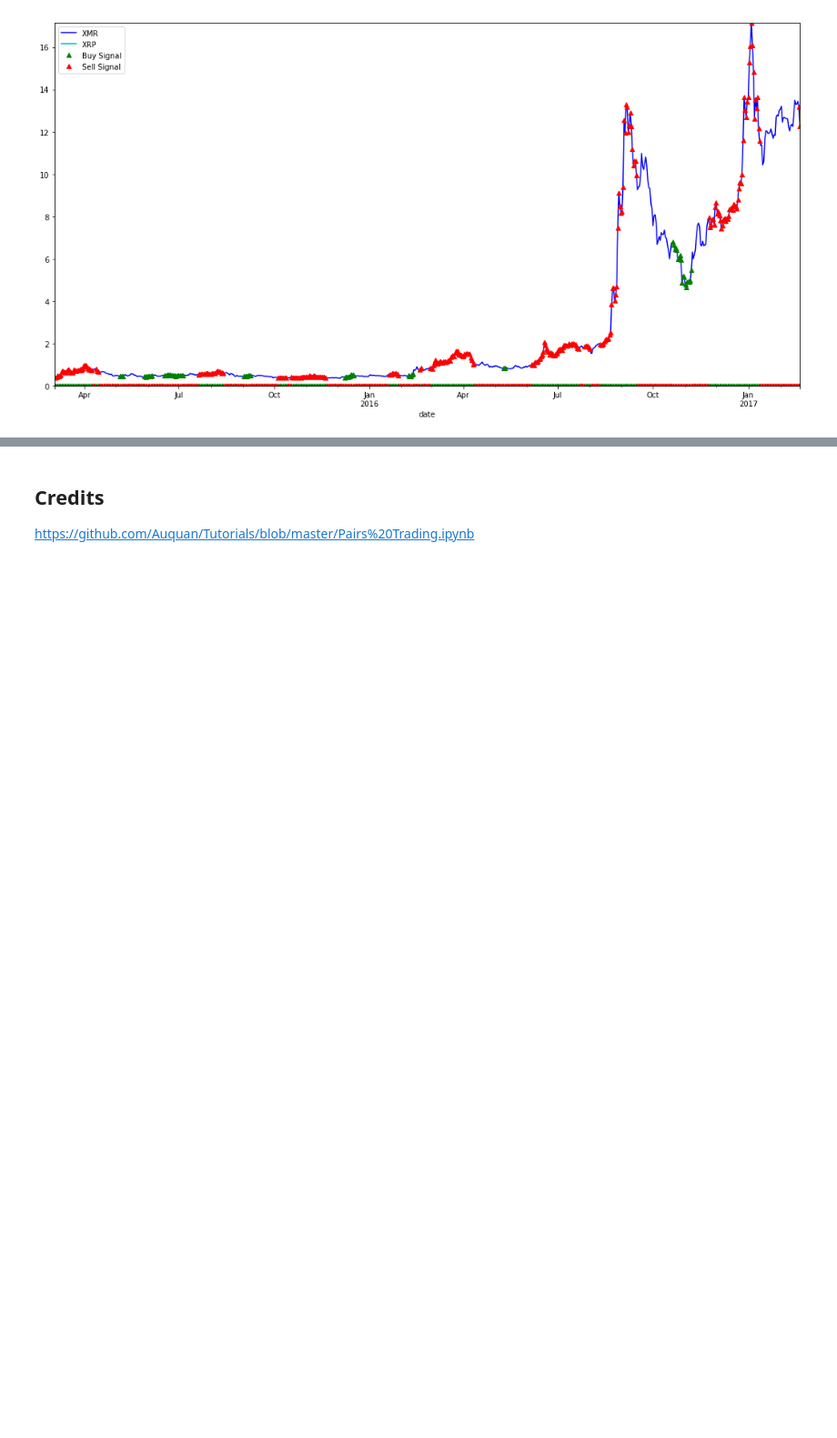
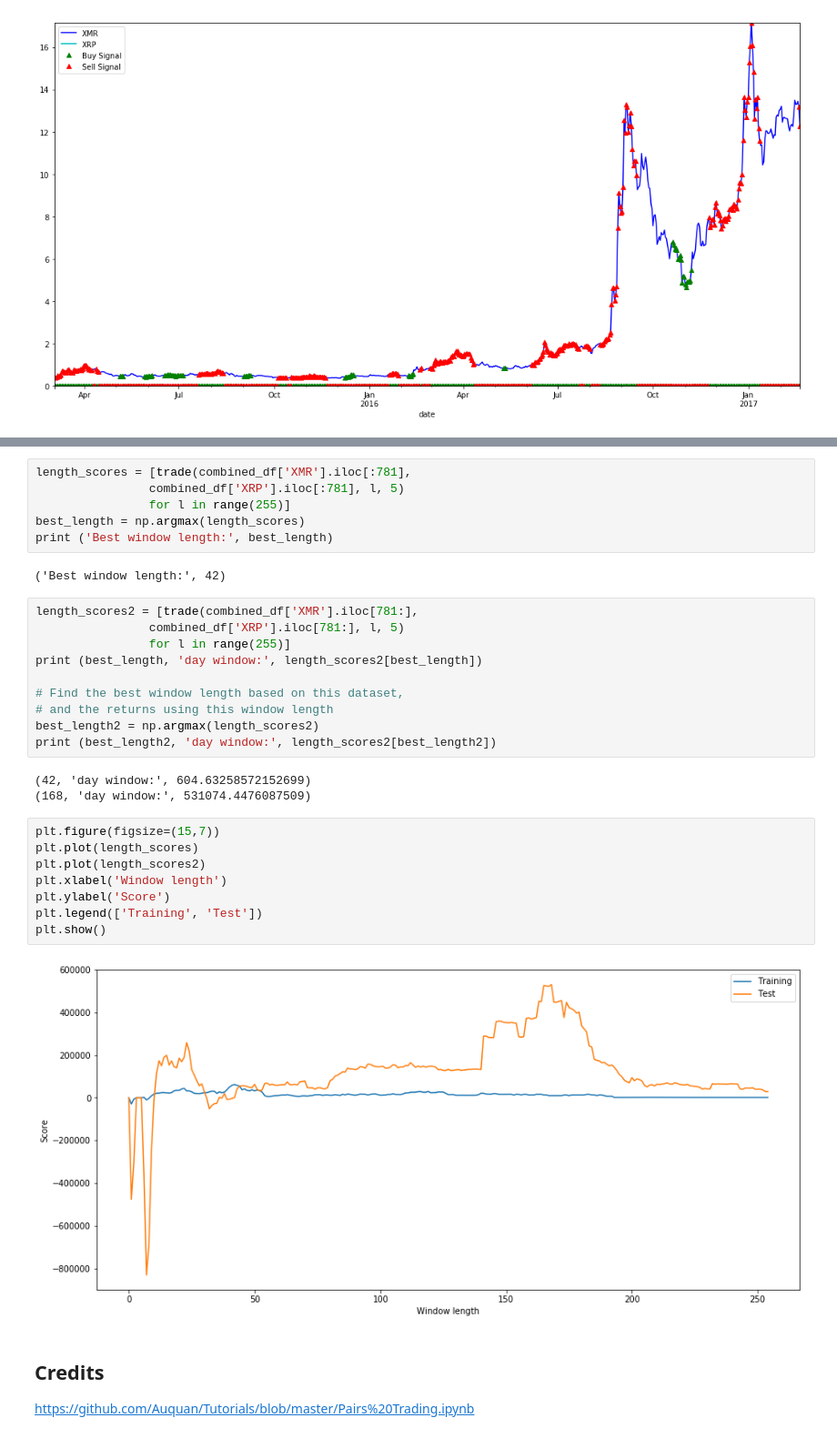
Before and after one commit to eliekawerk/trading, a Jupyter notebook: Crypto_pair_trading.ipynb, the cells around one changed output, grey strips where cells are left out. Shown at 91% size. Cells and saved outputs as stored; diff of their text form; blank space fills up the shorter version.

```diff
--- a/Crypto_pair_trading.ipynb
+++ b/Crypto_pair_trading.ipynb
@@ -297,3 +353,34 @@ plt.show()
+# %%
+length_scores = [trade(combined_df['XMR'].iloc[:781],
+                combined_df['XRP'].iloc[:781], l, 5)
+                for l in range(255)]
+best_length = np.argmax(length_scores)
+print ('Best window length:', best_length)
+# %% [output]
+('Best window length:', 42)
+# %%
+length_scores2 = [trade(combined_df['XMR'].iloc[781:],
+                combined_df['XRP'].iloc[781:], l, 5)
+                for l in range(255)]
+print (best_length, 'day window:', length_scores2[best_length])
+
+# Find the best window length based on this dataset,
+# and the returns using this window length
+best_length2 = np.argmax(length_scores2)
+print (best_length2, 'day window:', length_scores2[best_length2])
+# %% [output]
+(42, 'day window:', 604.63258572152699)
+(168, 'day window:', 531074.4476087509)
+# %%
+plt.figure(figsize=(15,7))
+plt.plot(length_scores)
+plt.plot(length_scores2)
+plt.xlabel('Window length')
+plt.ylabel('Score')
+plt.legend(['Training', 'Test'])
+plt.show()
+# %% [output]
+[figure, added]
 # %% [markdown]
 Credits
 -------
```
Also changed, not shown: parts of 5 cells of this notebook, 2 other files.
